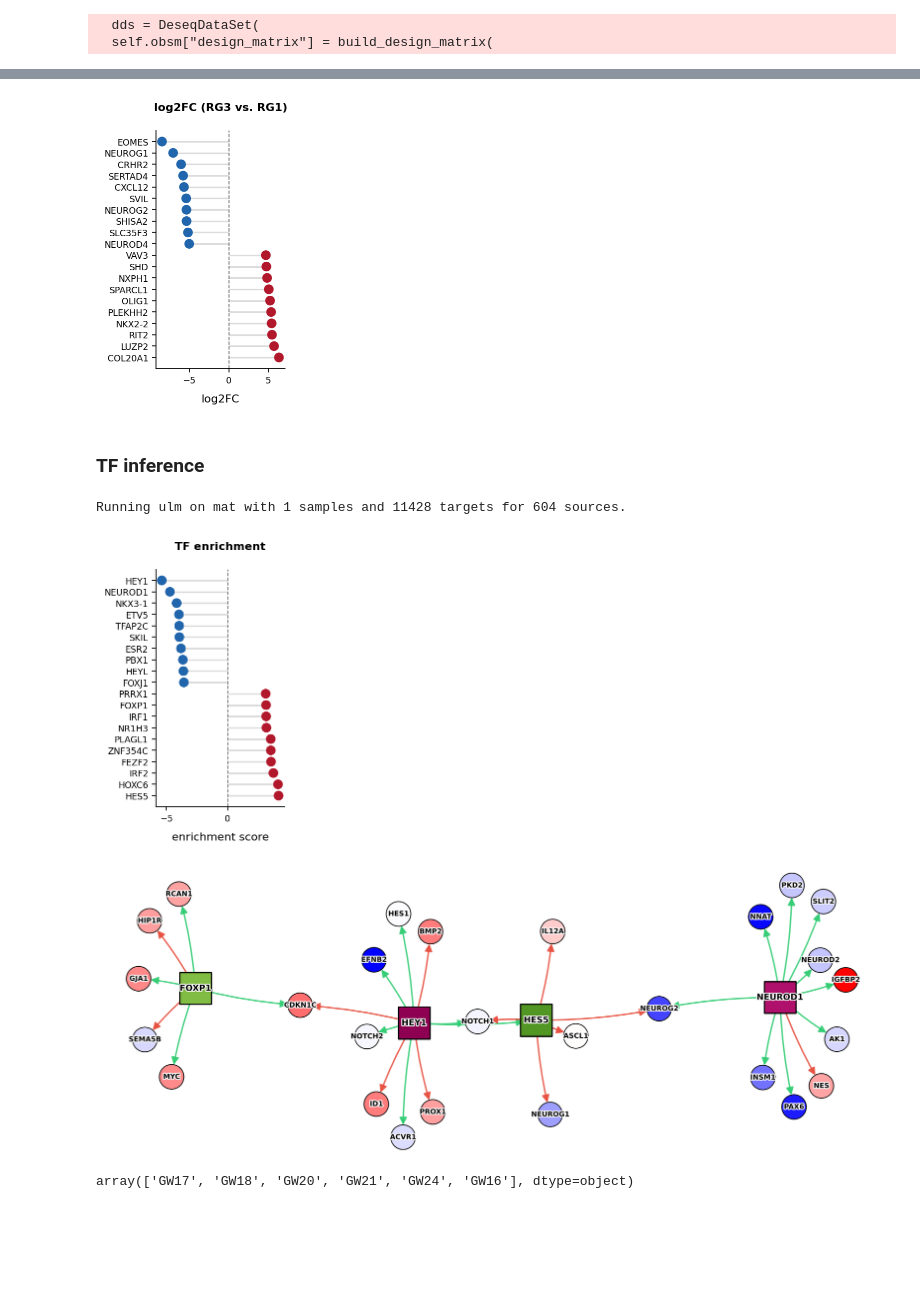
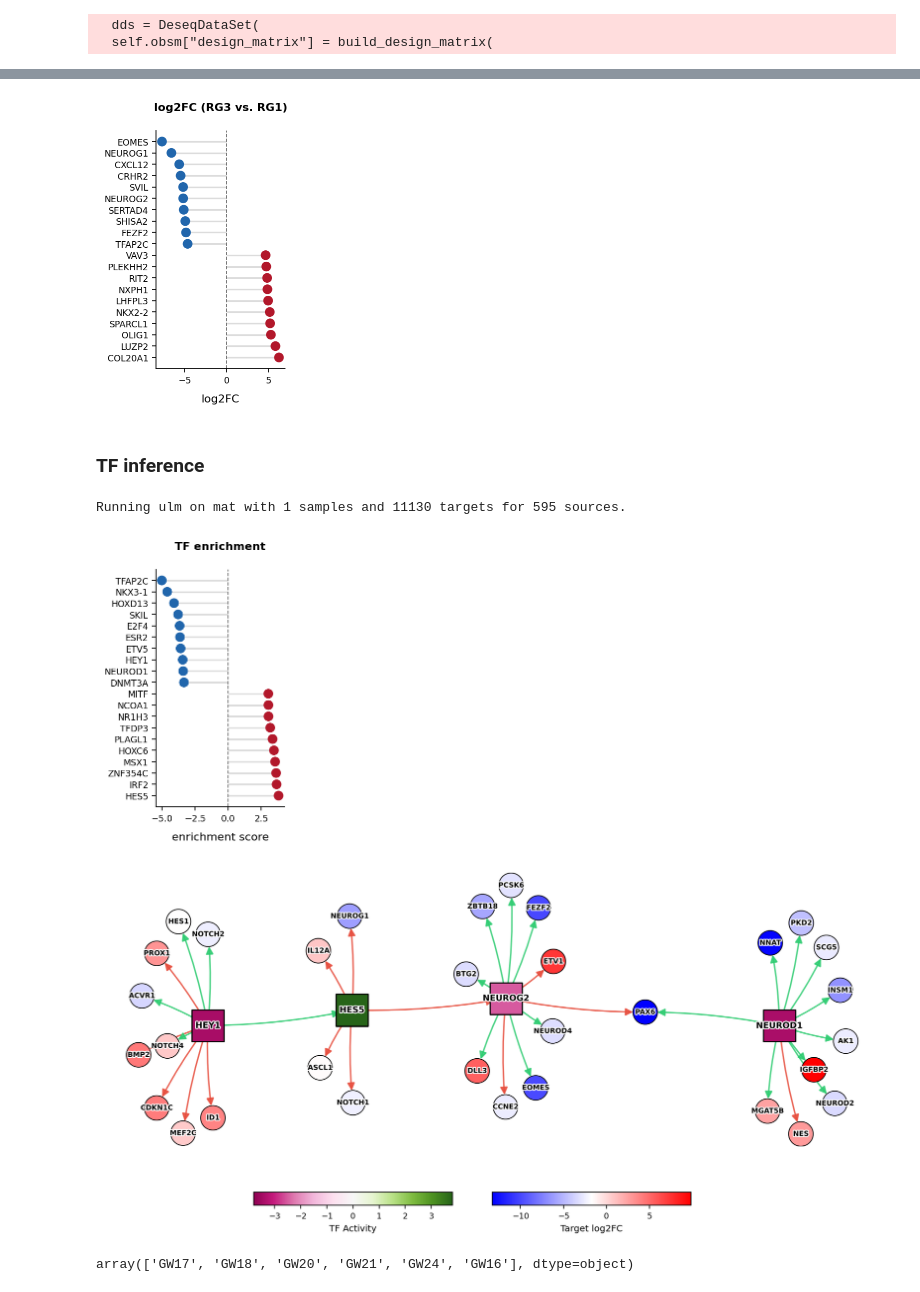
Before and after one commit to KalebicLab/ScDGomics, a Jupyter notebook: notebooks/hs_ncx_RG1v3_DEGs.ipynb, the cells around one changed output, grey strips where cells are left out. Drawn from its saved outputs; the diff is of its cells as text; code cells hidden in the pictures; blank space fills up the shorter version.

```diff
--- a/notebooks/hs_ncx_RG1v3_DEGs.ipynb
+++ b/notebooks/hs_ncx_RG1v3_DEGs.ipynb
@@ -67,7 +67,8 @@ pdata = decoupler.get_pseudobulk(
     sample_col="sample_id",
     groups_col="leiden_subclustered_G1 RG",
     mode="sum",
-    min_cells = 50
+    min_cells = 15,
+    min_counts = 20000
 )
 # %%
 # save pdata
@@ -81,3 +76,12 @@ rg1_vs_rg3 = rg1_vs_rg3[rg1_vs_rg3.obs['dataset_of_origin'].isin(['Trevino'])].c
+# %%
+paired_samples = ['S_368', 'hft_w20_p3_r1', 'hft_w20_p3_r2','hft_w21_p5_r1', 'hft_w21_p5_r2',
+                  'hft_w24_p6_r1', 'hft_w24_p6_r2']
+
+rg1_vs_rg3 = pdata[
+    (pdata.obs['sample_id'].isin(paired_samples)) &
+    (pdata.obs['leiden_subclustered_G1 RG'].isin(['RG 1', 'RG 3'])) &
+    (pdata.obs['species'] == 'human_ncx')
+].copy()
 # %%
 # ensure raw counts
 rg1_vs_rg3.layers['counts'] = rg1_vs_rg3.X.copy()
@@ -219,7 +223,7 @@ plt.savefig(plots_dir + 'degs/hs_ncx_RG/Lollipop_HS_RG3_vs_RG1_top.png', dpi = 3
 plt.savefig(plots_dir + 'degs/hs_ncx_RG/Lollipop_HS_RG3_vs_RG1_top.svg', dpi = 300, bbox_inches = 'tight')
 plt.show()
 # %% [output]
-[figure, old version]
+[figure, new version]
 # %% [markdown]
 ### TF inference
 # %%
@@ -250,7 +254,7 @@ tf_acts, tf_pvals = decoupler.run_ulm(
     verbose=True
 )
 # %% [output]
-Running ulm on mat with 1 samples and 11428 targets for 604 sources.
+Running ulm on mat with 1 samples and 11130 targets for 595 sources.
 # %%
 # fitler tf_acts
 tf_acts_filtered = tf_acts.where(tf_pvals < 0.05, 0)
@@ -300,14 +304,15 @@ plt.savefig(plots_dir + 'degs/hs_ncx_RG/Lollipop_HS_RG3_vs_RG1_enriched_TF.png',
 plt.savefig(plots_dir + 'degs/hs_ncx_RG/Lollipop_HS_RG3_vs_RG1_enriched_TF.svg', dpi = 300, bbox_inches = 'tight')
 plt.show()
 # %% [output]
-[figure, old version]
+[figure, new version]
 # %%
 script_path = src_dir + 'network_plot.py'
 %run -i $script_path
 
-network_plot(source_genes = ['HES5', 'NEUROD1', 'HEY1', 'FOXP1'], n_targets = 10, collectri_df = collectri_df, mat = mat, tf_acts = tf_acts, results_df = results_df, save_fig = True, save_path = 'degs/hs_ncx_RG/Igraph_RG3_vs_RG1_enriched_network.png')
+network_plot(source_genes = ['HES5', 'NEUROD1', 'NEUROG2', 'HEY1'], n_targets = 10, collectri_df = collectri_df, mat = mat, tf_acts = tf_acts, results_df = results_df, save_fig = True, save_path = 'degs/hs_ncx_RG/Igraph_RG3_vs_RG1_enriched_network.png'
+            )
 # %% [output]
-[figure, old version]
+[figure, new version]
 # %%
 # sanity check - glial populations should increase with time; neurogenic populations should decrease with time
 adata_full = sc.read_h5ad(processed_adata_dir + 'Adata_clustered.h5ad')
```
Also changed, not shown: parts of 6 cells of this notebook.
